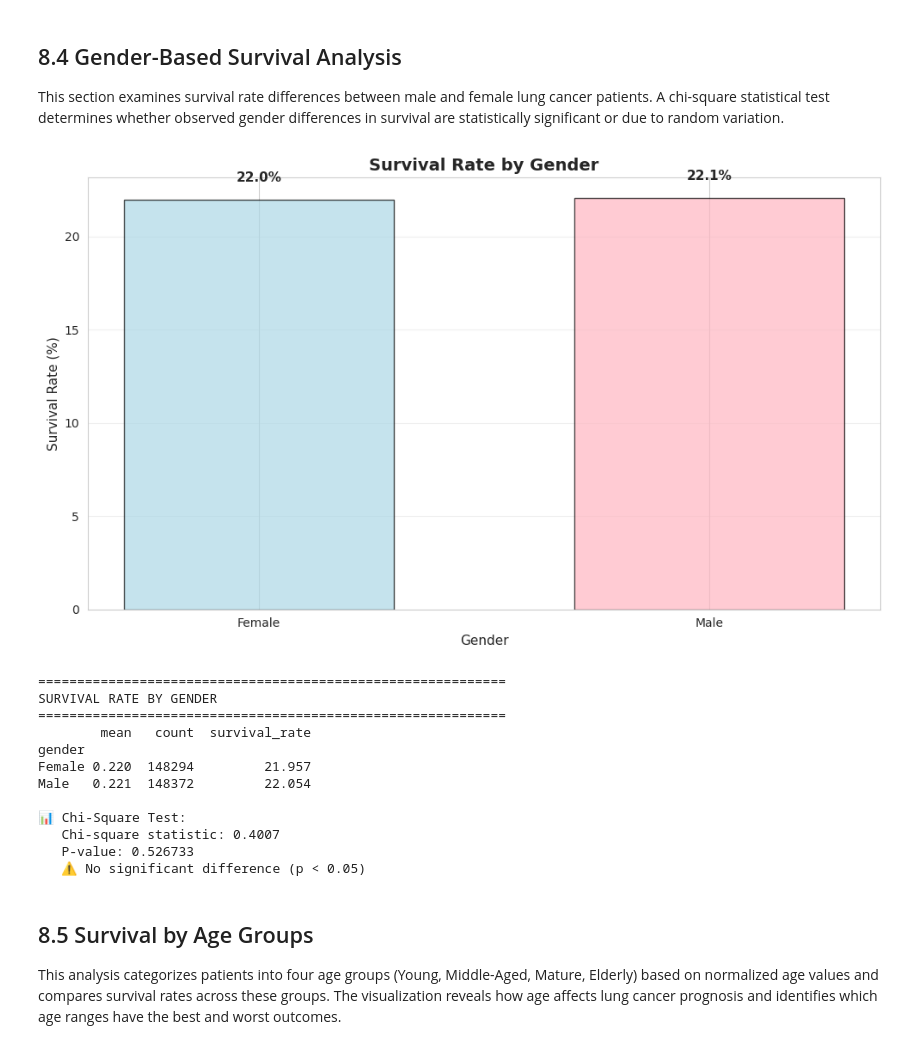
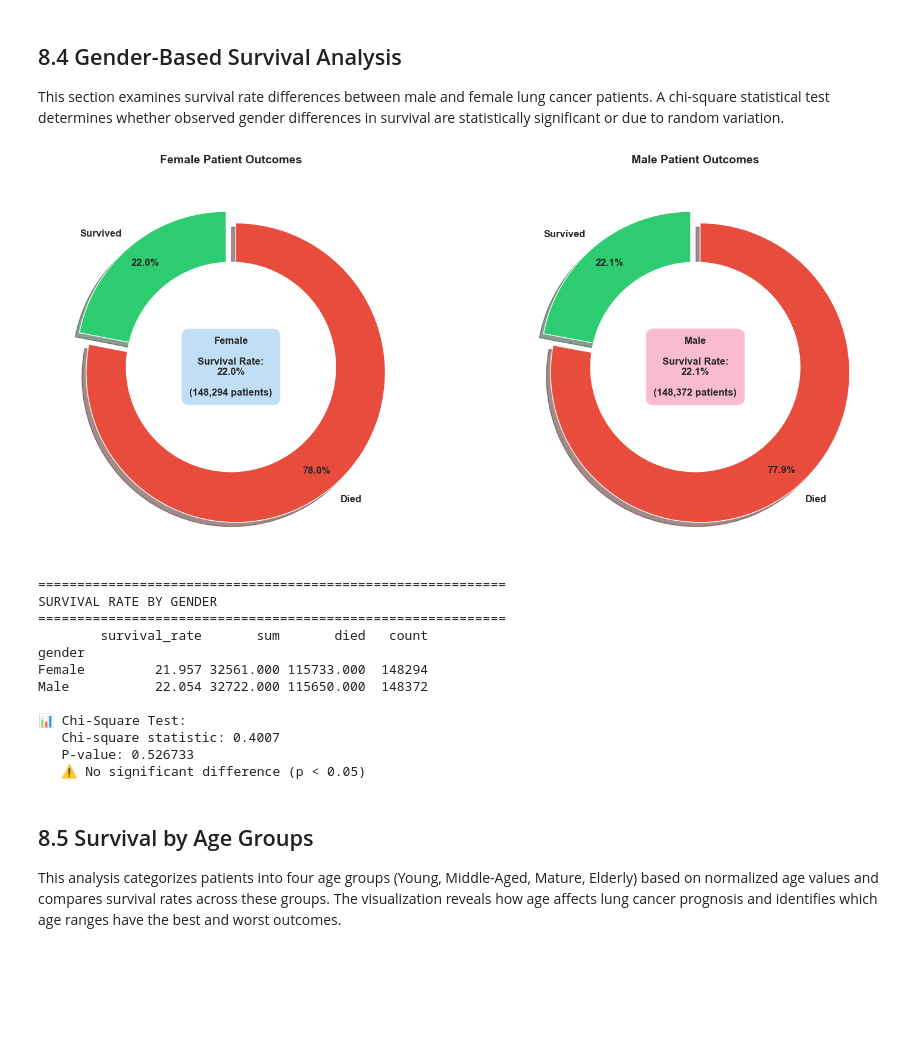
Before and after one commit to Sanaullah-Turab/global-lung-cancer-analysis, a Jupyter notebook: notebooks/LungCancer-Analysis.ipynb, the cells around one changed output. Saved outputs shown, nothing was run; the diff lists cells and outputs as text; code cells hidden in the pictures; blank space fills up the shorter version.

```diff
--- a/notebooks/LungCancer-Analysis.ipynb
+++ b/notebooks/LungCancer-Analysis.ipynb
@@ -864,46 +945,65 @@ Surgery                22.165  74341
 This section examines survival rate differences between male and female lung cancer patients. A chi-square statistical test determines whether observed gender differences in survival are statistically significant or due to random variation.
 # %%
 # 8.4 Survival by Gender
-gender_survival = df_medical.groupby('gender')['survived'].agg(['mean', 'count'])
+gender_survival = df_medical.groupby('gender')['survived'].agg(['mean', 'count', 'sum'])
 gender_survival['survival_rate'] = gender_survival['mean'] * 100
+gender_survival['died'] = gender_survival['count'] - gender_survival['sum']
 
-plt.figure(figsize=(10, 6))
-colors_gender = ['lightblue', 'lightpink']
-plt.bar(gender_survival.index, gender_survival['survival_rate'],
-        color=colors_gender, edgecolor='black', alpha=0.7, width=0.6)
-plt.title('Survival Rate by Gender', fontsize=14, fontweight='bold')
-plt.xlabel('Gender', fontsize=11)
-plt.ylabel('Survival Rate (%)', fontsize=11)
-plt.grid(axis='y', alpha=0.3)
+# Create side-by-side donut charts
+fig, axes = plt.subplots(1, 2, figsize=(16, 7))
 
-for i, v in enumerate(gender_survival['survival_rate']):
-    plt.text(i, v + 1, f'{v:.1f}%', ha='center', fontweight='bold', fontsize=11)
+colors_survived = ['#2ecc71', '#e74c3c']
+colors_gender = ['#3498db', '#e91e63']
+
+for idx, (gender, ax) in enumerate(zip(gender_survival.index, axes)):
+    # Data for this gender
+    values = [gender_survival.loc[gender, 'sum'], gender_survival.loc[gender, 'died']]
+    labels = ['Survived', 'Died']
+    survival_rate = gender_survival.loc[gender, 'survival_rate']
+
+    # Create donut chart
+    wedges, texts, autotexts = ax.pie(values, labels=labels, autopct='%1.1f%%',
+                                        colors=colors_survived, startangle=90,
+                                        explode=(0.05, 0.05), shadow=True,
+                                        textprops={'fontsize': 12, 'fontweight': 'bold'},
+                                        pctdistance=0.85)
+
+    # Draw circle in the middle to make it a donut
+    centre_circle = plt.Circle((0, 0), 0.70, fc='white')
+    ax.add_artist(centre_circle)
+
+    # Add text in the center
+    ax.text(0, 0, f'{gender}\n\nSurvival Rate:\n{survival_rate:.1f}%\n\n({int(gender_survival.loc[gender, "count"]):,} patients)',
+            ha='center', va='center', fontsize=12, fontweight='bold',
+            bbox=dict(boxstyle='round,pad=0.8', facecolor=colors_gender[idx], alpha=0.3))
+
+    ax.set_title(f'{gender} Patient Outcomes', fontsize=14, fontweight='bold', pad=20)
 
 plt.tight_layout()
 plt.show()
 
 print("\n" + "="*60)
 print("SURVIVAL RATE BY GENDER")
 print("="*60)
-print(gender_survival)
+print(gender_survival[['survival_rate', 'sum', 'died', 'count']])
 
 # Statistical significance test
 from scipy.stats import chi2_contingency
 contingency_gender = pd.crosstab(df_medical['gender'], df_medical['survived'])
 chi2, p_value, dof, expected = chi2_contingency(contingency_gender)
 print(f"\n📊 Chi-Square Test:")
 print(f"   Chi-square statistic: {chi2:.4f}")
 print(f"   P-value: {p_value:.6f}")
 print(f"   {'✅ Significant difference' if p_value < 0.05 else '⚠️ No significant difference'} (p < 0.05)")
 # %% [output]
-[figure, old version]
+[figure, new version]
 ============================================================
 SURVIVAL RATE BY GENDER
 ============================================================
-        mean   count  survival_rate
+        survival_rate       sum       died   count
 gender
-Female 0.220  148294         21.957
-Male   0.221  148372         22.054
+Female         21.957 32561.000 115733.000  148294
+Male           22.054 32722.000 115650.000  148372
 
 📊 Chi-Square Test:
    Chi-square statistic: 0.4007
```
Also changed, not shown: parts of 11 cells of this notebook.
